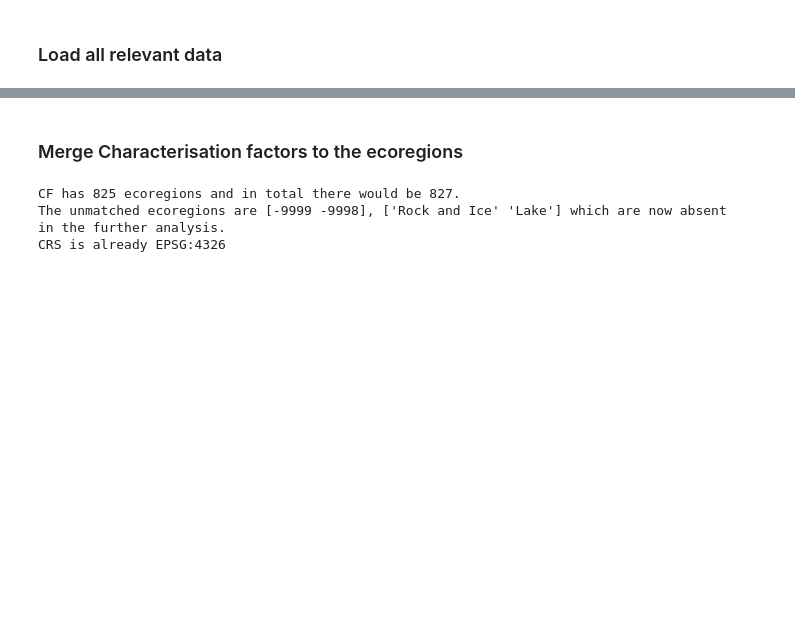
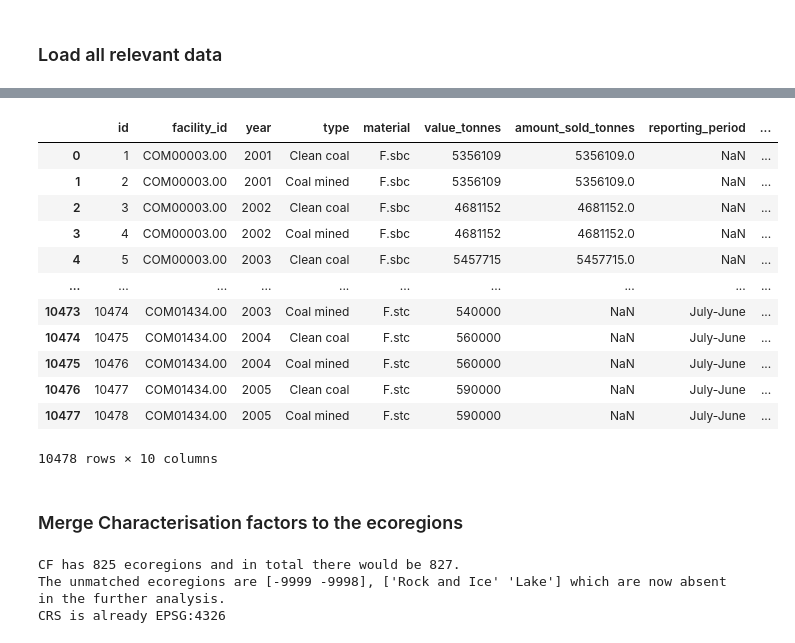
Before and after one commit to sewaelty/semesterproject, a Jupyter notebook: Main.ipynb, the cells around one changed output, grey strips where cells are left out. Drawn from its saved outputs; the diff is of its cells as text; code cells hidden in the pictures; blank space fills up the shorter version.

```diff
--- a/Main.ipynb
+++ b/Main.ipynb
@@ -30,3 +57,21 @@ commodity_lookup = df_materialsList.set_index('material_id')['material_name'].to
+# %%
+coal = pd.read_csv('data/mining/jasansky/data/coal.csv')
+coal
+# TODO: What to do with coal?
+# %% [output]
+|  | id | facility_id | year | type | material | value_tonnes | amount_sold_tonnes | reporting_period | ... |
+| 0 | 1 | COM00003.00 | 2001 | Clean coal | F.sbc | 5356109 | 5356109.0 | NaN | ... |
+| 1 | 2 | COM00003.00 | 2001 | Coal mined | F.sbc | 5356109 | 5356109.0 | NaN | ... |
+| 2 | 3 | COM00003.00 | 2002 | Clean coal | F.sbc | 4681152 | 4681152.0 | NaN | ... |
+| 3 | 4 | COM00003.00 | 2002 | Coal mined | F.sbc | 4681152 | 4681152.0 | NaN | ... |
+| 4 | 5 | COM00003.00 | 2003 | Clean coal | F.sbc | 5457715 | 5457715.0 | NaN | ... |
+| ... | ... | ... | ... | ... | ... | ... | ... | ... | ... |
+| 10473 | 10474 | COM01434.00 | 2003 | Coal mined | F.stc | 540000 | NaN | July-June | ... |
+| 10474 | 10475 | COM01434.00 | 2004 | Clean coal | F.stc | 560000 | NaN | July-June | ... |
+| 10475 | 10476 | COM01434.00 | 2004 | Coal mined | F.stc | 560000 | NaN | July-June | ... |
+| 10476 | 10477 | COM01434.00 | 2005 | Clean coal | F.stc | 590000 | NaN | July-June | ... |
+| 10477 | 10478 | COM01434.00 | 2005 | Coal mined | F.stc | 590000 | NaN | July-June | ... |
+10478 rows × 10 columns
 # %% [markdown]
 ### Merge Characterisation factors to the ecoregions
 # %%
```
Also changed, not shown: parts of 28 cells of this notebook, 8 other files.
